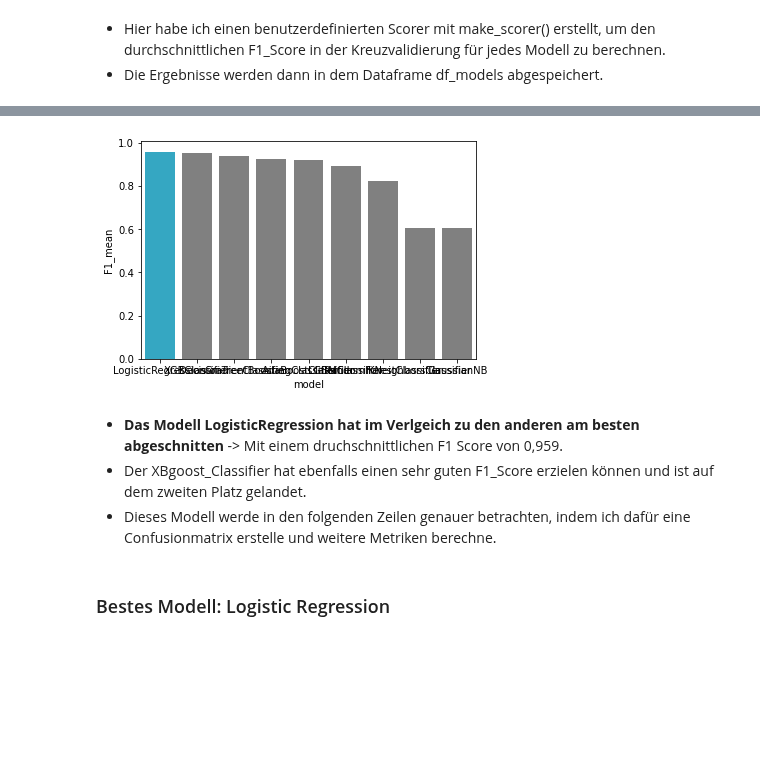
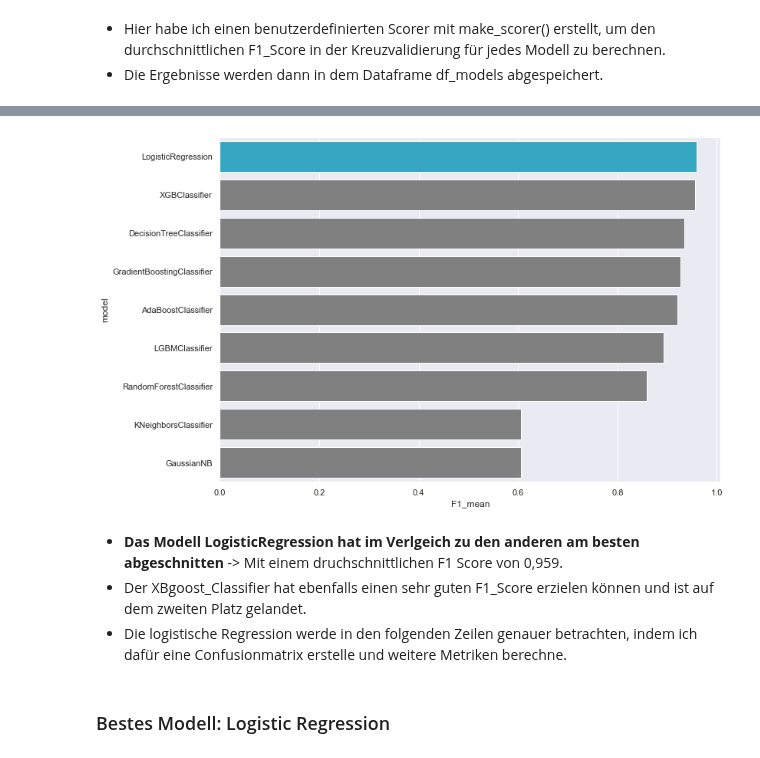
Before and after one commit to cy006/data_analytics, a Jupyter notebook: _build/jupyter_execute/content/Modelbuilding_leasingrisk.ipynb, the cells around one changed output, grey strips where cells are left out. Saved outputs shown, nothing was run; the diff lists cells and outputs as text; code cells hidden in the pictures; blank space fills up the shorter version.

```diff
--- a/_build/jupyter_execute/content/Modelbuilding_leasingrisk.ipynb
+++ b/_build/jupyter_execute/content/Modelbuilding_leasingrisk.ipynb
@@ -408,15 +406,16 @@ df_models.sort_values(by='F1_mean')
 | 2 | XGBClassifier | 0.08 | 0.955619 |
 | 0 | LogisticRegression | 0.01 | 0.959810 |
 # %%
+sns.set(rc={'figure.figsize':(11.7,8.27)})
 plot_order = df_models.groupby('model')['F1_mean'].sum().sort_values(ascending=False).index.values
 clrs = ['grey' if (x < max(df_models.F1_mean)) else '#1DB5DA' for x in df_models.F1_mean]
-sns.barplot(x='model', y='F1_mean', data= df_models, palette=clrs, order=plot_order);
+sns.barplot(x='F1_mean', y='model', data= df_models, palette=clrs, order=plot_order);
 # %% [output]
-[figure, old version]
+[figure, new version]
 # %% [markdown]
 - **Das Modell LogisticRegression hat im Verlgeich zu den anderen am besten abgeschnitten** -> Mit einem druchschnittlichen F1 Score von 0,959.
 - Der XBgoost_Classifier hat ebenfalls einen sehr guten F1_Score erzielen können und ist auf dem zweiten Platz gelandet.
-- Dieses Modell werde in den folgenden Zeilen genauer betrachten, indem ich dafür eine Confusionmatrix erstelle und weitere Metriken berechne.
+- Die logistische Regression werde in den folgenden Zeilen genauer betrachten, indem ich dafür eine Confusionmatrix erstelle und weitere Metriken berechne.
 # %% [markdown]
 ### Bestes Modell: Logistic Regression
 # %%
```
Also changed, not shown: parts of 13 cells of this notebook, 18 other files.
